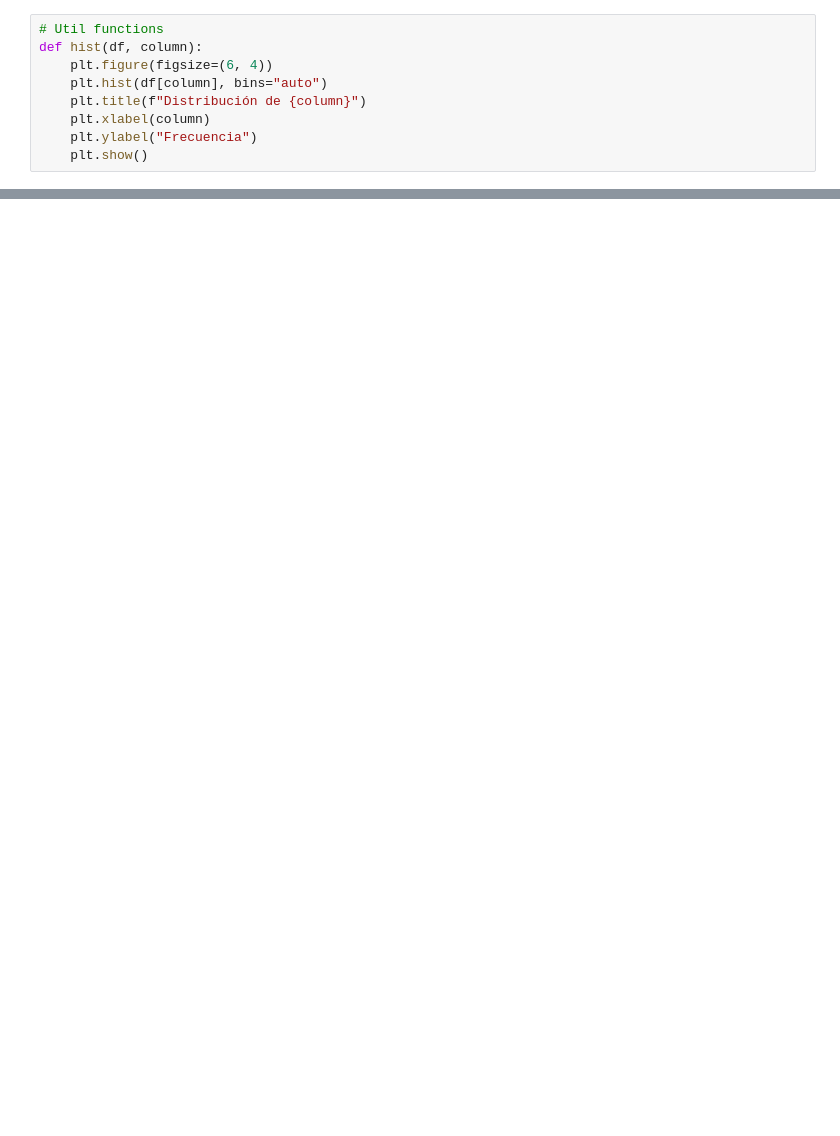
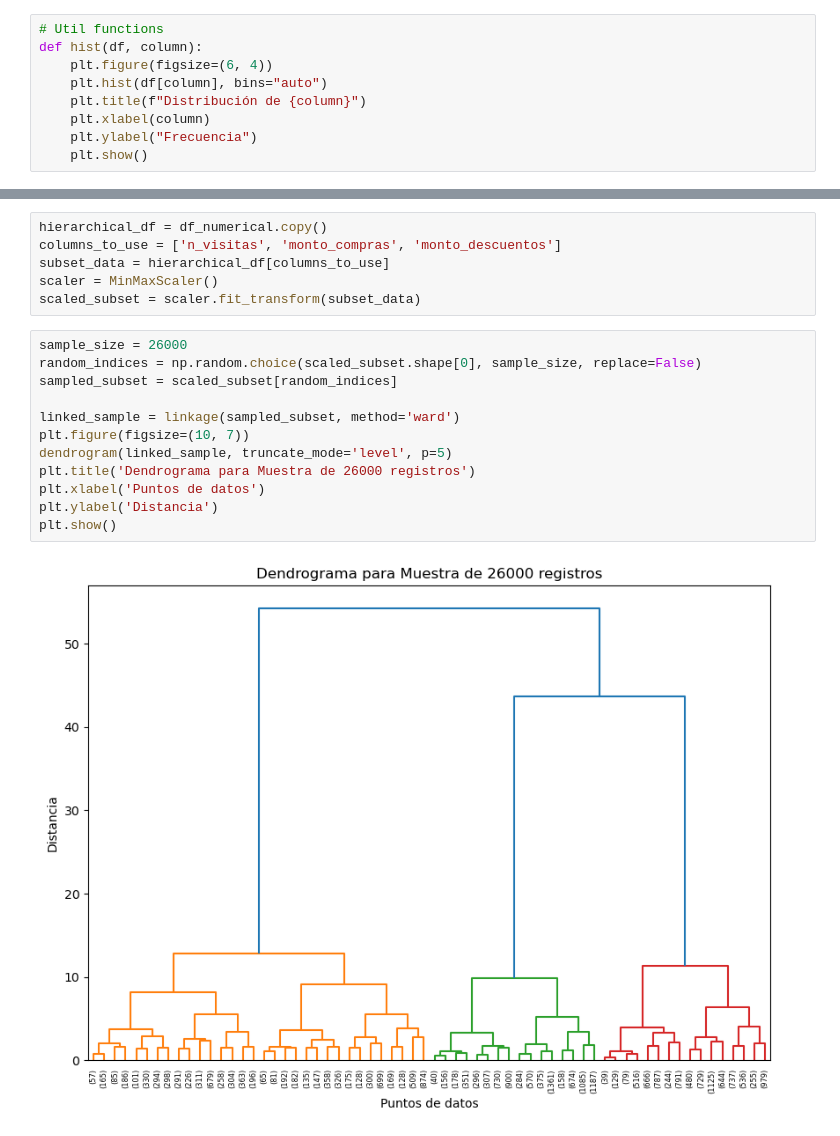
Before and after one commit to davexat/Client_Segmentation_Dashboard, a Jupyter notebook: notebooks/3.0_jtd_clustering.ipynb, the cells around one changed output, grey strips where cells are left out. Cells and saved outputs as stored; diff of their text form; blank space fills up the shorter version.

```diff
--- a/notebooks/3.0_jtd_clustering.ipynb
+++ b/notebooks/3.0_jtd_clustering.ipynb
@@ -31,0 +26,20 @@ for column in df_numerical:
+# %%
+hierarchical_df = df_numerical.copy()
+columns_to_use = ['n_visitas', 'monto_compras', 'monto_descuentos']
+subset_data = hierarchical_df[columns_to_use]
+scaler = MinMaxScaler()
+scaled_subset = scaler.fit_transform(subset_data)
+# %%
+sample_size = 26000
+random_indices = np.random.choice(scaled_subset.shape[0], sample_size, replace=False)
+sampled_subset = scaled_subset[random_indices]
+
+linked_sample = linkage(sampled_subset, method='ward')
+plt.figure(figsize=(10, 7))
+dendrogram(linked_sample, truncate_mode='level', p=5)
+plt.title('Dendrograma para Muestra de 26000 registros')
+plt.xlabel('Puntos de datos')
+plt.ylabel('Distancia')
+plt.show()
+# %% [output]
+[figure, added]
```
Also changed, not shown: parts of 12 cells of this notebook.
